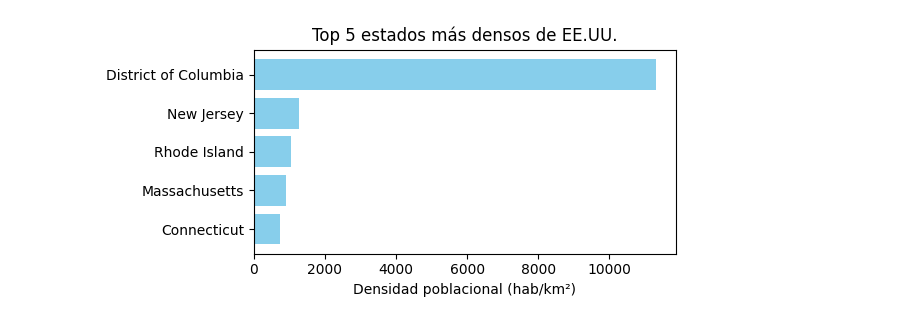
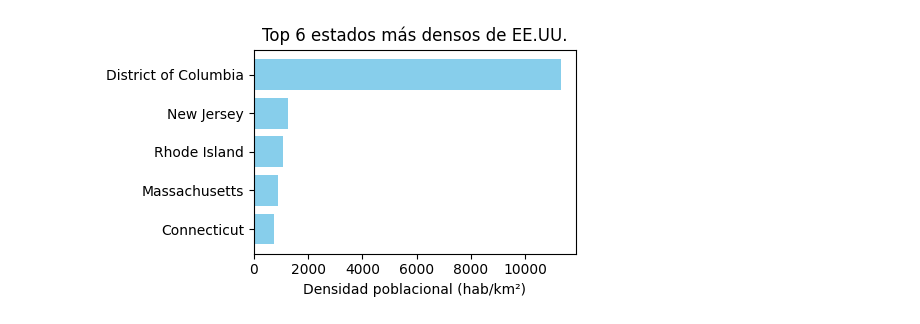
Before and after one commit to mes323/PF-Google-Yelp-DSPT14X, a Jupyter notebook: Web scrapping/Estado mas denso.ipynb, the cells around one changed output. Saved outputs shown, nothing was run; the diff lists cells and outputs as text; code cells hidden in the pictures.

```diff
--- a/Web scrapping/Estado mas denso.ipynb
+++ b/Web scrapping/Estado mas denso.ipynb
@@ -59,10 +125,10 @@ sort_desc_density = df.sort_values("density", ascending=False).head()
 # %%
-plt.figure(figsize=(6, 3))
+plt.figure(figsize=(5, 3))
 plt.barh(sort_desc_density["NAME"], sort_desc_density["density"], color="skyblue")
 plt.xlabel("Densidad poblacional (hab/km²)")
-plt.title("Top 5 estados más densos de EE.UU.")
+plt.title("Top 6 estados más densos de EE.UU.")
 plt.gca().invert_yaxis()  # Para que el estado más denso quede arriba
 plt.tight_layout()
 plt.show()
 # %% [output]
-[figure, old version]
+[figure, new version]
```
Also changed, not shown: parts of 1 cell of this notebook, 4 other files.
